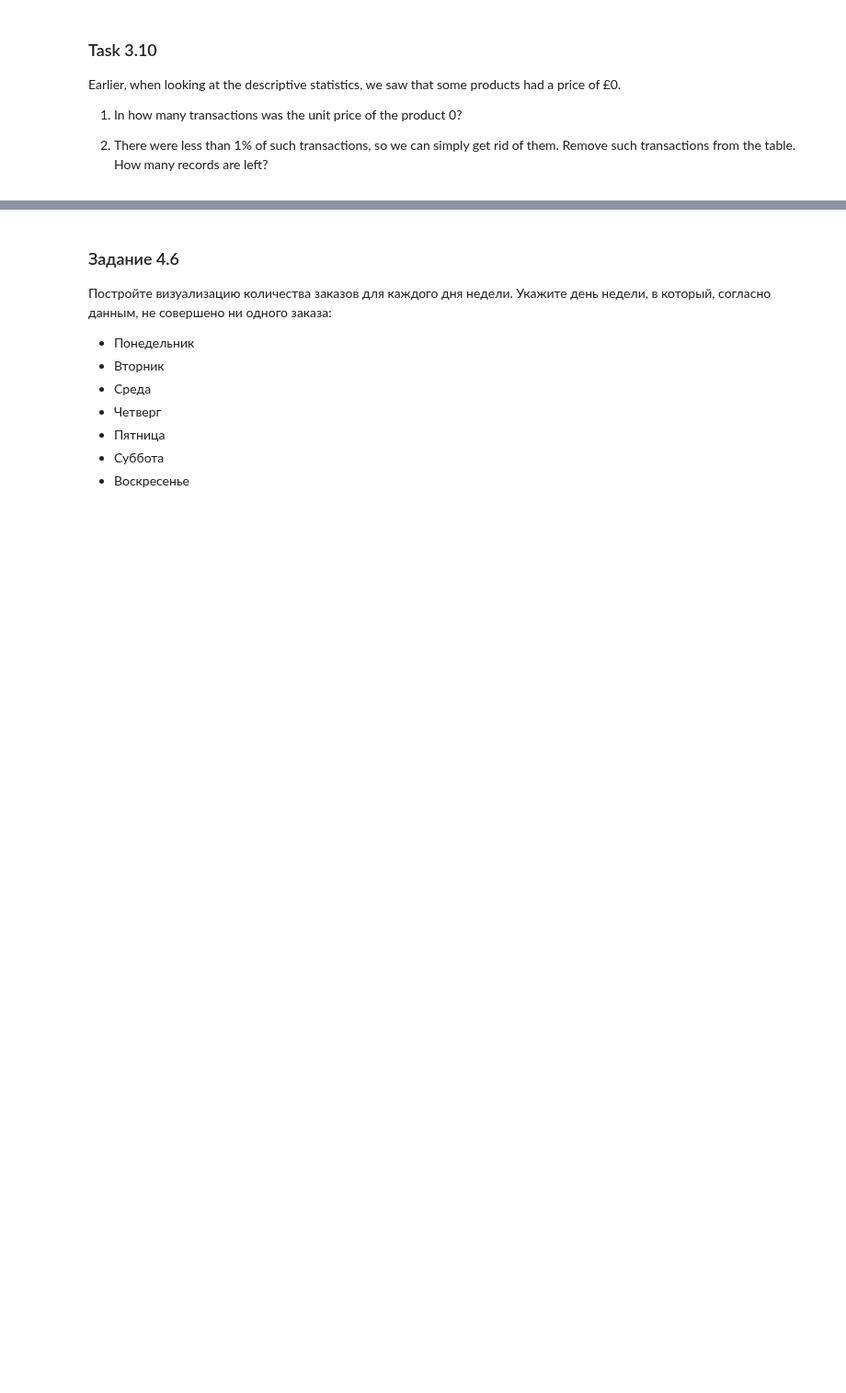
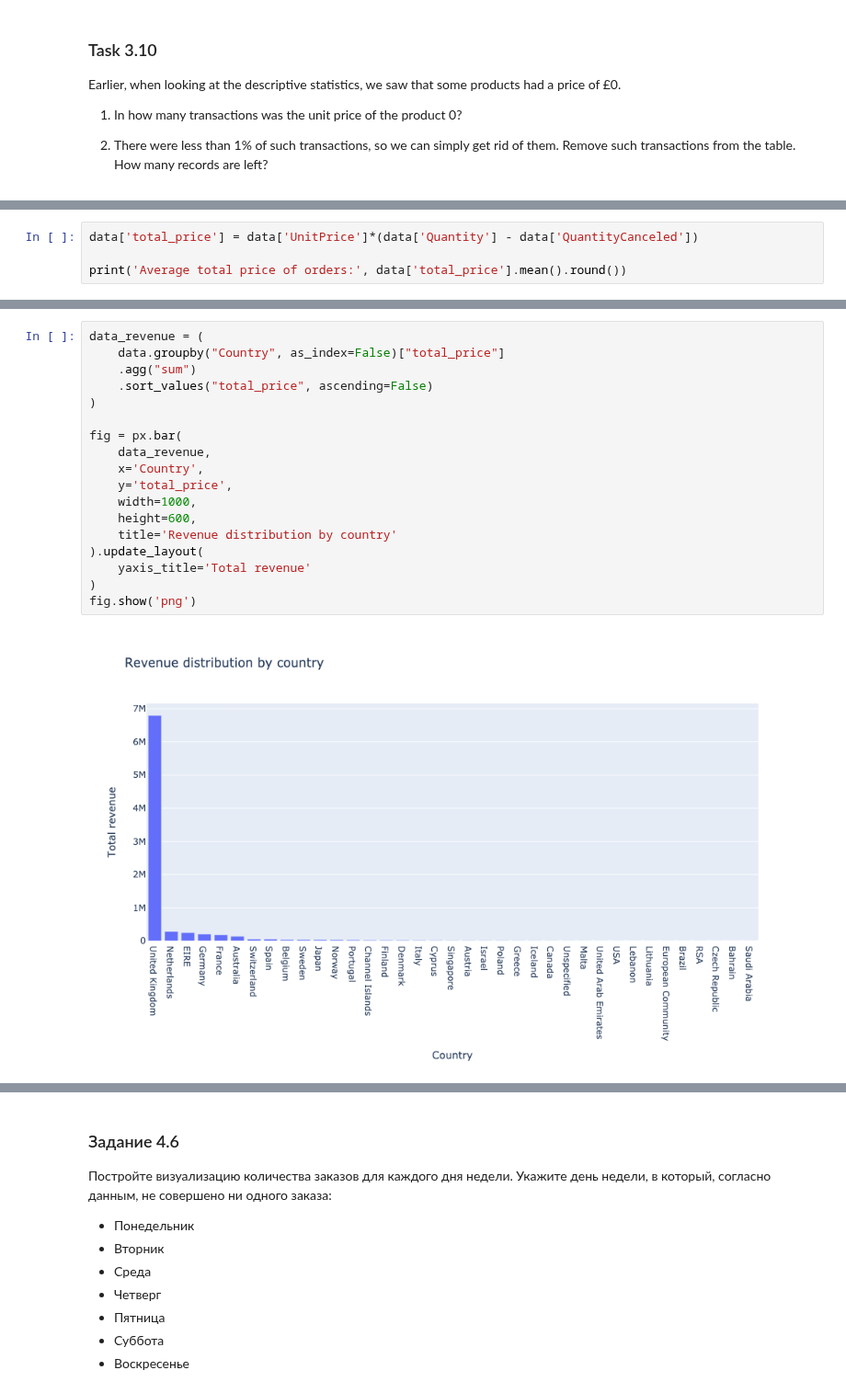
Before and after one commit to helios12/DataScienceProjects, a Jupyter notebook: projects/project-6/Project-6.Customer_segmentation.ipynb, the cells around one changed output, grey strips where cells are left out. Shown at 92% size. Saved outputs shown, nothing was run; the diff lists cells and outputs as text; blank space fills up the shorter version.

```diff
--- a/projects/project-6/Project-6.Customer_segmentation.ipynb
+++ b/projects/project-6/Project-6.Customer_segmentation.ipynb
@@ -545,0 +588,4 @@ TypeError: 'int' object is not subscriptable
+# %%
+data['total_price'] = data['UnitPrice']*(data['Quantity'] - data['QuantityCanceled'])
+
+print('Average total price of orders:', data['total_price'].mean().round())
@@ -545,0 +605,20 @@ TypeError: 'int' object is not subscriptable
+# %%
+data_revenue = (
+    data.groupby("Country", as_index=False)["total_price"]
+    .agg("sum")
+    .sort_values("total_price", ascending=False)
+)
+
+fig = px.bar(
+    data_revenue,
+    x='Country',
+    y='total_price',
+    width=1000,
+    height=600,
+    title='Revenue distribution by country'
+).update_layout(
+    yaxis_title='Total revenue'
+)
+fig.show('png')
+# %% [output]
+[figure, added]
```
Also changed, not shown: parts of 27 cells of this notebook, 1 other file.
